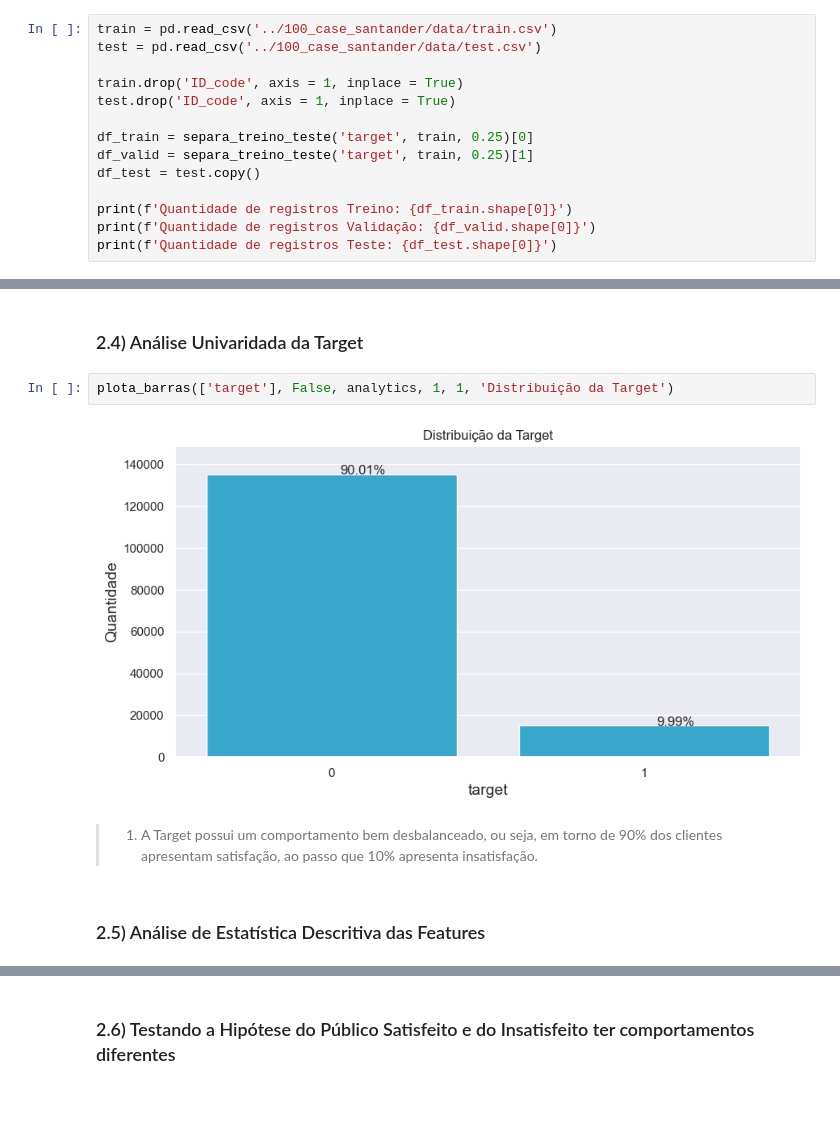
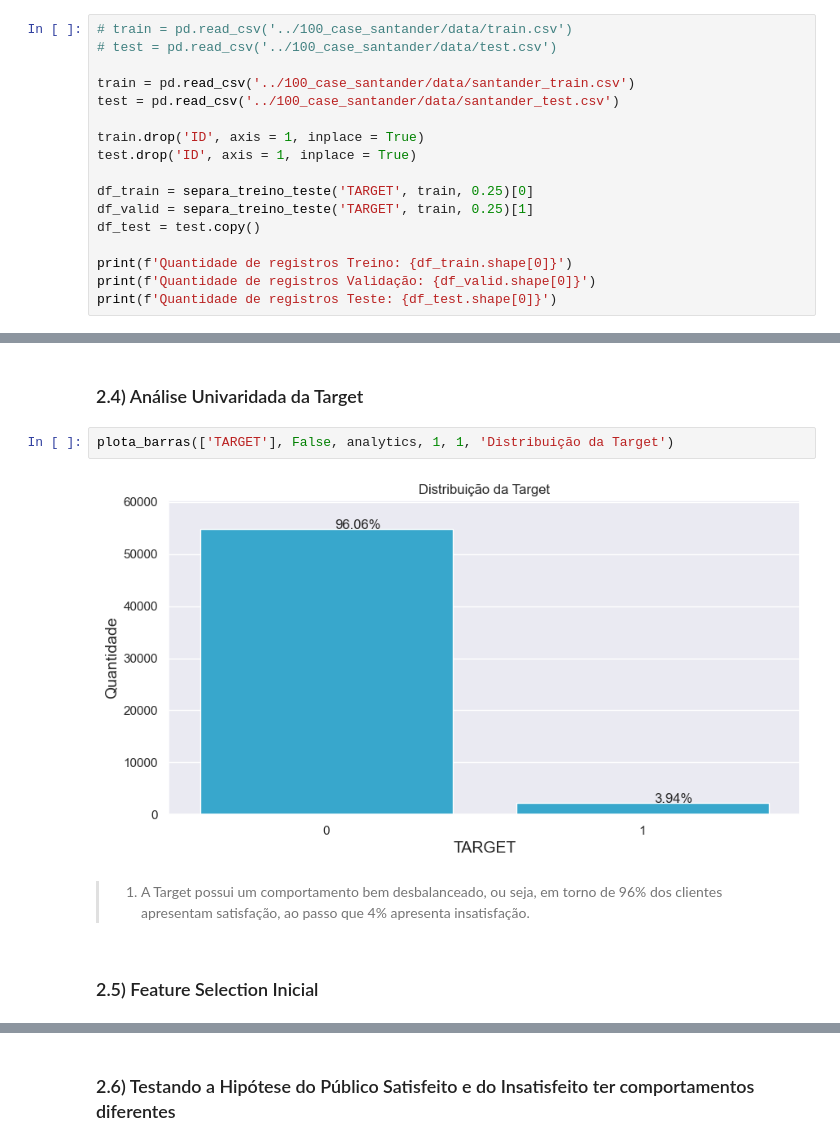
Before and after one commit to leonardovargas10/Modelo_Previsao_Satisfacao, a Jupyter notebook: Modelo_Previsao_Transacoes.ipynb, the cells around one changed output, grey strips where cells are left out. Drawn from its saved outputs; the diff is of its cells as text; blank space fills up the shorter version.

```diff
--- a/Modelo_Previsao_Transacoes.ipynb
+++ b/Modelo_Previsao_Transacoes.ipynb
@@ -984,14 +858,17 @@ def classificacao_xgboost(x_train, y_train, x_test, y_test, otimizacao):
 # %% [markdown]
 ### 1.1) Separação em Treino, Teste e Validação
 # %%
-train = pd.read_csv('../100_case_santander/data/train.csv')
-test = pd.read_csv('../100_case_santander/data/test.csv')
+# train = pd.read_csv('../100_case_santander/data/train.csv')
+# test = pd.read_csv('../100_case_santander/data/test.csv')
 
-train.drop('ID_code', axis = 1, inplace = True)
-test.drop('ID_code', axis = 1, inplace = True)
+train = pd.read_csv('../100_case_santander/data/santander_train.csv')
+test = pd.read_csv('../100_case_santander/data/santander_test.csv')
 
-df_train = separa_treino_teste('target', train, 0.25)[0]
-df_valid = separa_treino_teste('target', train, 0.25)[1]
+train.drop('ID', axis = 1, inplace = True)
+test.drop('ID', axis = 1, inplace = True)
+
+df_train = separa_treino_teste('TARGET', train, 0.25)[0]
+df_valid = separa_treino_teste('TARGET', train, 0.25)[1]
 df_test = test.copy()
 
 print(f'Quantidade de registros Treino: {df_train.shape[0]}')
@@ -1040,11 +917,11 @@ Quantidade de Dados Nulos: 0
 # %% [markdown]
 ### 2.4) Análise Univaridada da Target
 # %%
-plota_barras(['target'], False, analytics, 1, 1, 'Distribuição da Target')
+plota_barras(['TARGET'], False, analytics, 1, 1, 'Distribuição da Target')
 # %% [output]
-[figure, old version]
+[figure, new version]
 # %% [markdown]
-> 1. A Target possui um comportamento bem desbalanceado, ou seja, em torno de 90% dos clientes apresentam satisfação, ao passo que 10% apresenta insatisfação.
+> 1. A Target possui um comportamento bem desbalanceado, ou seja, em torno de 96% dos clientes apresentam satisfação, ao passo que 4% apresenta insatisfação.
-# %% [markdown]
-### 2.5) Análise de Estatística Descritiva das Features
+# %% [markdown]
+### 2.5) Feature Selection Inicial
 # %%
```
Also changed, not shown: parts of 63 cells of this notebook, 1 other file.
